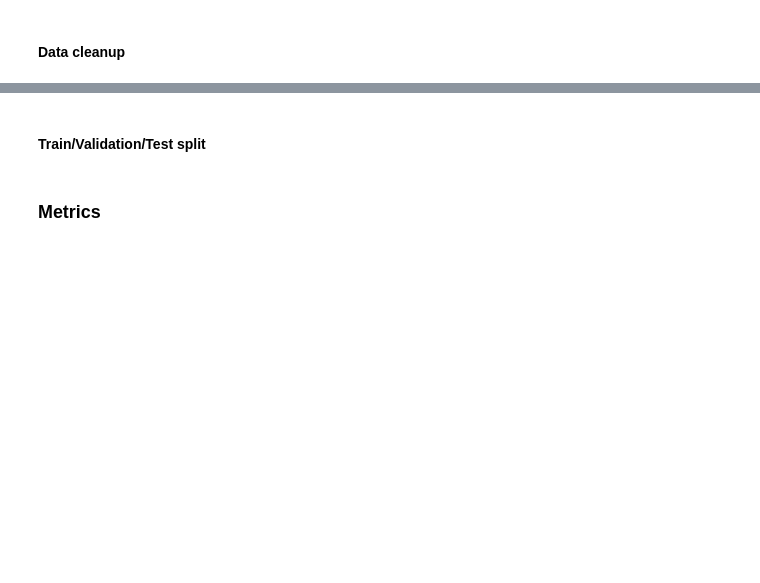
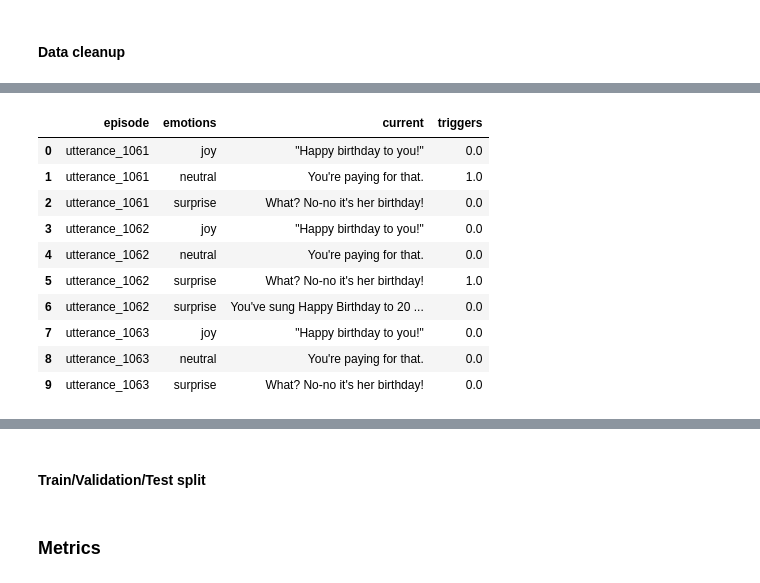
Before and after one commit to LeonardoM999/NLP-project, a Jupyter notebook: project.ipynb, the cells around one changed output, grey strips where cells are left out. Saved outputs shown, nothing was run; the diff lists cells and outputs as text; code cells hidden in the pictures; blank space fills up the shorter version.

```diff
--- a/project.ipynb
+++ b/project.ipynb
@@ -91,0 +129,18 @@ new_df.head(10)
+# %%
+### flatten the lists of utterances,triggers,emotions into new rows of the dataframe
+
+exploded_df = df.explode([UTTERANCES, TRIGGERS, EMOTIONS], ignore_index=True)
+exploded_df.rename(columns={UTTERANCES: "current"}, inplace=True)
+exploded_df.head(10)
+# %% [output]
+|  | episode | emotions | current | triggers |
+| 0 | utterance_1061 | joy | "Happy birthday to you!" | 0.0 |
+| 1 | utterance_1061 | neutral | You're paying for that. | 1.0 |
+| 2 | utterance_1061 | surprise | What? No-no it's her birthday! | 0.0 |
+| 3 | utterance_1062 | joy | "Happy birthday to you!" | 0.0 |
+| 4 | utterance_1062 | neutral | You're paying for that. | 0.0 |
+| 5 | utterance_1062 | surprise | What? No-no it's her birthday! | 1.0 |
+| 6 | utterance_1062 | surprise | You've sung Happy Birthday to 20 ... | 0.0 |
+| 7 | utterance_1063 | joy | "Happy birthday to you!" | 0.0 |
+| 8 | utterance_1063 | neutral | You're paying for that. | 0.0 |
+| 9 | utterance_1063 | surprise | What? No-no it's her birthday! | 0.0 |
```
Also changed, not shown: parts of 14 cells of this notebook, 1 other file.
